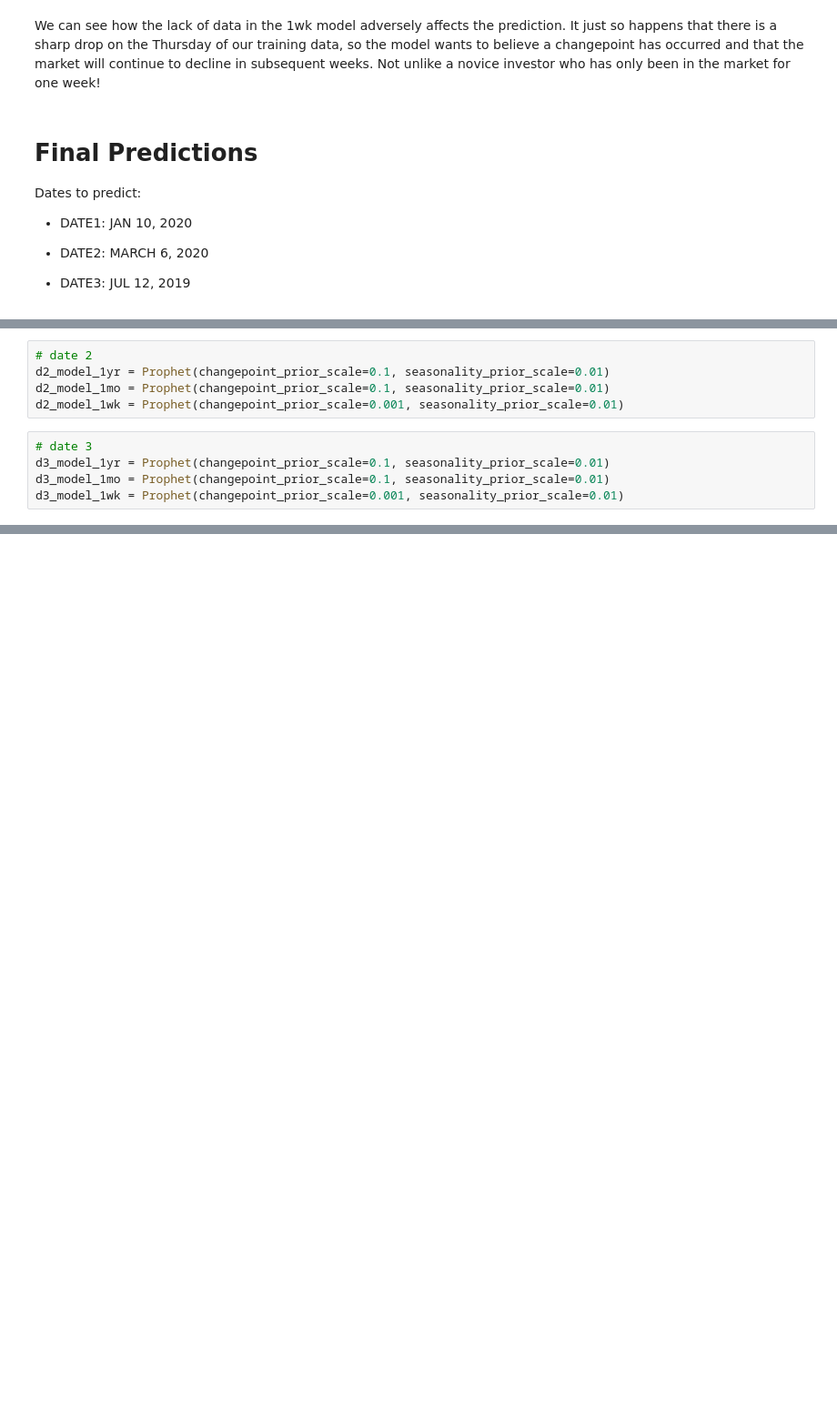
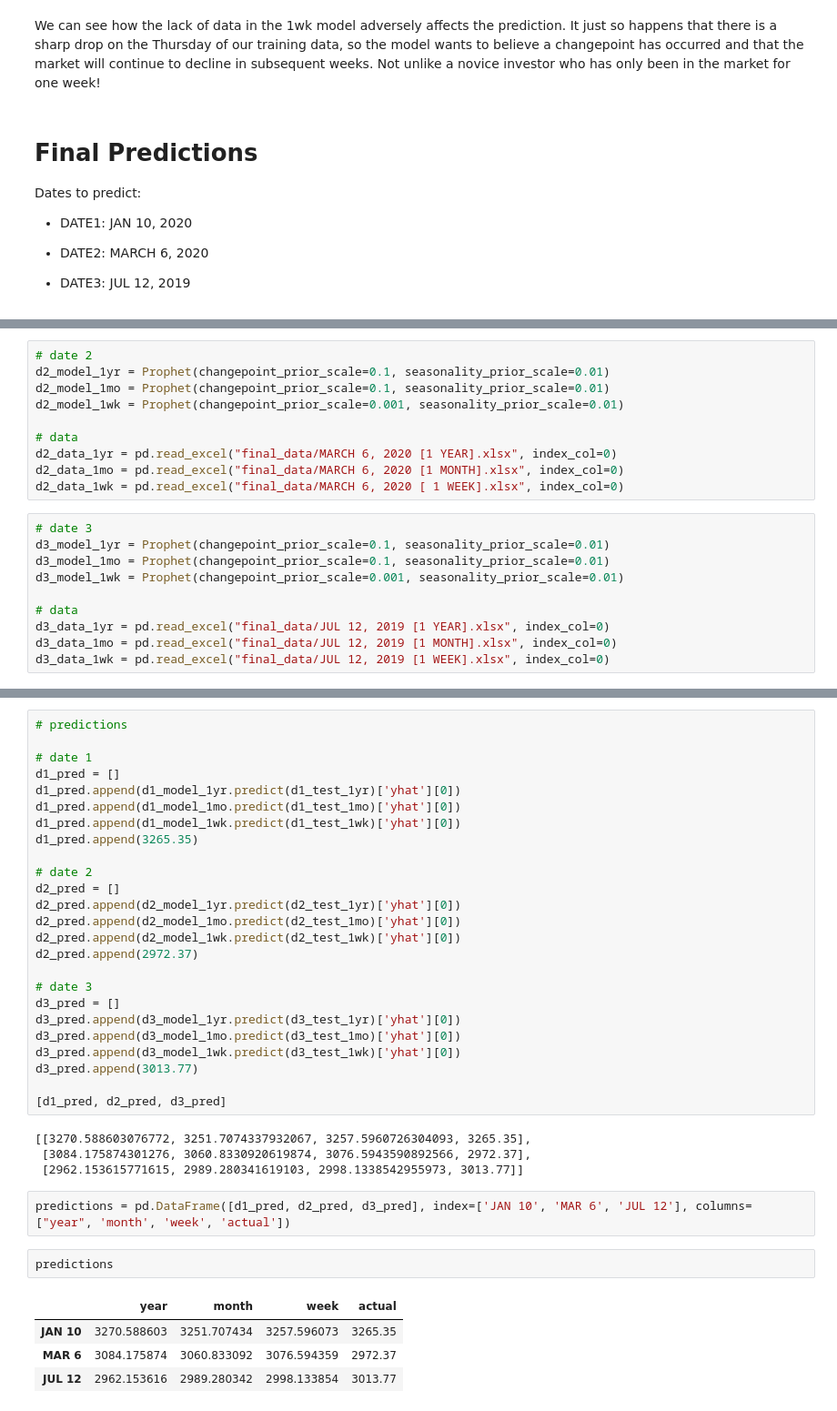
Before and after one commit to brianjhuang/datahacks-2021, a Jupyter notebook: Vulcan_TheProphets_code.ipynb, the cells around one changed output, grey strips where cells are left out. Shown: that part at 91% size. Drawn from its saved outputs; the diff is of its cells as text; blank space fills up the shorter version.

```diff
--- a/Vulcan_TheProphets_code.ipynb
+++ b/Vulcan_TheProphets_code.ipynb
@@ -418,8 +423,18 @@ d1_model_1wk = Prophet(changepoint_prior_scale=0.001, seasonality_prior_scale=0.
 d2_model_1yr = Prophet(changepoint_prior_scale=0.1, seasonality_prior_scale=0.01)
 d2_model_1mo = Prophet(changepoint_prior_scale=0.1, seasonality_prior_scale=0.01)
 d2_model_1wk = Prophet(changepoint_prior_scale=0.001, seasonality_prior_scale=0.01)
+
+# data
+d2_data_1yr = pd.read_excel("final_data/MARCH 6, 2020 [1 YEAR].xlsx", index_col=0)
+d2_data_1mo = pd.read_excel("final_data/MARCH 6, 2020 [1 MONTH].xlsx", index_col=0)
+d2_data_1wk = pd.read_excel("final_data/MARCH 6, 2020 [ 1 WEEK].xlsx", index_col=0)
 # %%
 # date 3
 d3_model_1yr = Prophet(changepoint_prior_scale=0.1, seasonality_prior_scale=0.01)
 d3_model_1mo = Prophet(changepoint_prior_scale=0.1, seasonality_prior_scale=0.01)
 d3_model_1wk = Prophet(changepoint_prior_scale=0.001, seasonality_prior_scale=0.01)
+
+# data
+d3_data_1yr = pd.read_excel("final_data/JUL 12, 2019 [1 YEAR].xlsx", index_col=0)
+d3_data_1mo = pd.read_excel("final_data/JUL 12, 2019 [1 MONTH].xlsx", index_col=0)
+d3_data_1wk = pd.read_excel("final_data/JUL 12, 2019 [1 WEEK].xlsx", index_col=0)
@@ -425,0 +597,38 @@ d3_model_1wk = Prophet(changepoint_prior_scale=0.001, seasonality_prior_scale=0.
+# %%
+# predictions
+
+# date 1
+d1_pred = []
+d1_pred.append(d1_model_1yr.predict(d1_test_1yr)['yhat'][0])
+d1_pred.append(d1_model_1mo.predict(d1_test_1mo)['yhat'][0])
+d1_pred.append(d1_model_1wk.predict(d1_test_1wk)['yhat'][0])
+d1_pred.append(3265.35)
+
+# date 2
+d2_pred = []
+d2_pred.append(d2_model_1yr.predict(d2_test_1yr)['yhat'][0])
+d2_pred.append(d2_model_1mo.predict(d2_test_1mo)['yhat'][0])
+d2_pred.append(d2_model_1wk.predict(d2_test_1wk)['yhat'][0])
+d2_pred.append(2972.37)
+
+# date 3
+d3_pred = []
+d3_pred.append(d3_model_1yr.predict(d3_test_1yr)['yhat'][0])
+d3_pred.append(d3_model_1mo.predict(d3_test_1mo)['yhat'][0])
+d3_pred.append(d3_model_1wk.predict(d3_test_1wk)['yhat'][0])
+d3_pred.append(3013.77)
+
+[d1_pred, d2_pred, d3_pred]
+# %% [output]
+[[3270.588603076772, 3251.7074337932067, 3257.5960726304093, 3265.35],
+ [3084.175874301276, 3060.8330920619874, 3076.5943590892566, 2972.37],
+ [2962.153615771615, 2989.280341619103, 2998.1338542955973, 3013.77]]
+# %%
+predictions = pd.DataFrame([d1_pred, d2_pred, d3_pred], index=['JAN 10', 'MAR 6', 'JUL 12'], columns=["year", 'month', 'week', 'actual'])
+# %%
+predictions
+# %% [output]
+|  | year | month | week | actual |
+| JAN 10 | 3270.588603 | 3251.707434 | 3257.596073 | 3265.35 |
+| MAR 6 | 3084.175874 | 3060.833092 | 3076.594359 | 2972.37 |
+| JUL 12 | 2962.153616 | 2989.280342 | 2998.133854 | 3013.77 |
```
Also changed, not shown: parts of 8 cells of this notebook, 18 other files.
